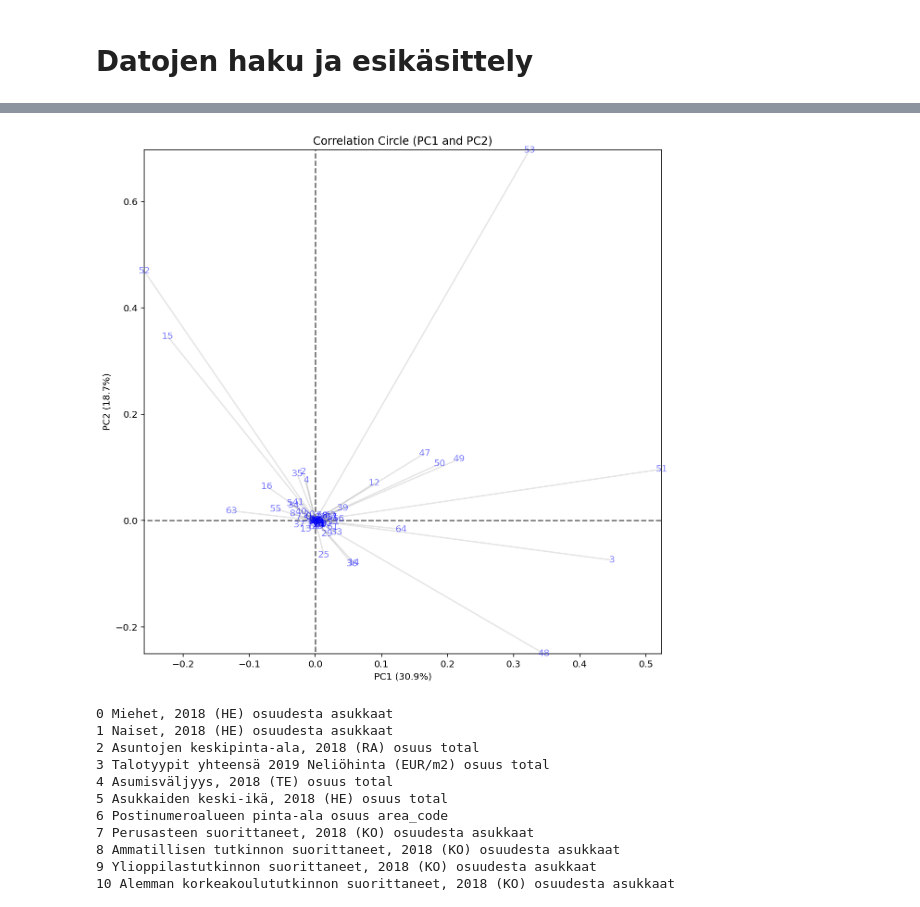
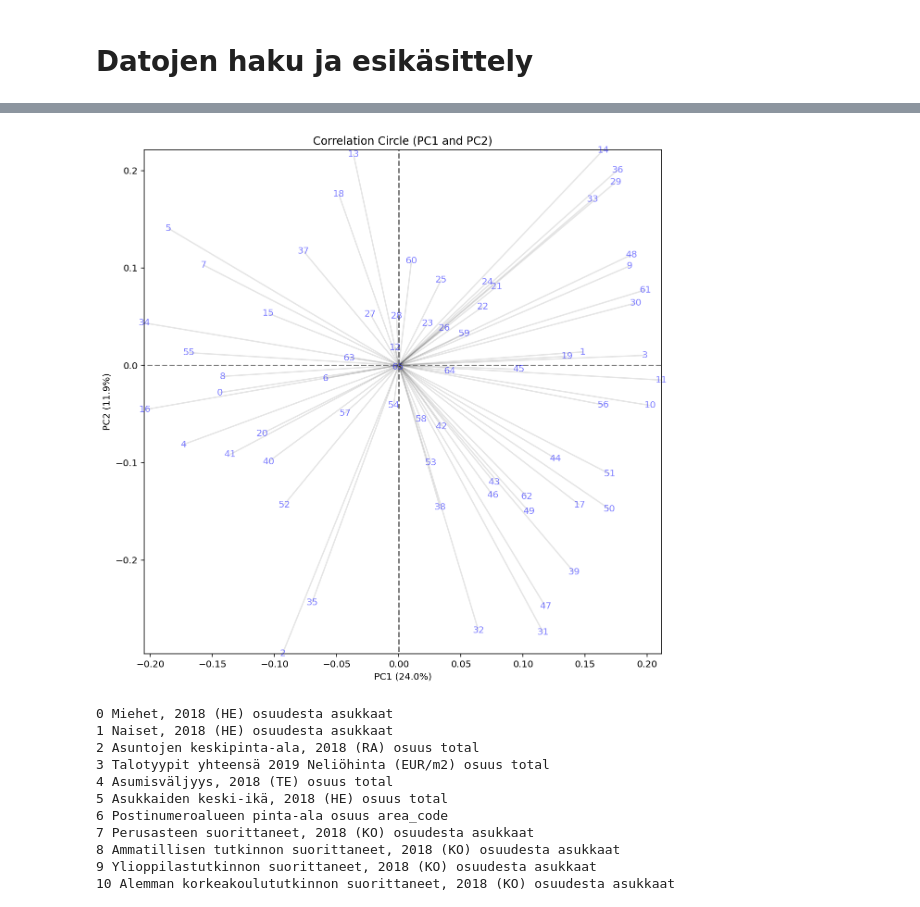
Before and after one commit to launis/areadata, a Jupyter notebook: clustering_pre_check.ipynb, the cells around one changed output, grey strips where cells are left out. Cells and saved outputs as stored; diff of their text form; code cells hidden in the pictures.

```diff
--- a/clustering_pre_check.ipynb
+++ b/clustering_pre_check.ipynb
@@ -83,11 +79,11 @@ Perplexity=100 in 164 sec
 # %%
 axis_ranks =  [(0,1)]
 n_components = 2
 labels = [X.columns.get_loc(c) for c in X.columns]
 
-pcs = display_circles(X_scale, n_components=n_components, axis_ranks=axis_ranks, labels=labels, label_rotation=0, lims=None)
+pcs = display_circles(X, n_components=n_components, axis_ranks=axis_ranks, labels=labels, label_rotation=0, lims=None)
 # %% [output]
-[figure, old version]
+[figure, new version]
 # %%
 for c in X.columns:
     print(X.columns.get_loc(c), c)
```
Also changed, not shown: parts of 5 cells of this notebook, 13 other files.
